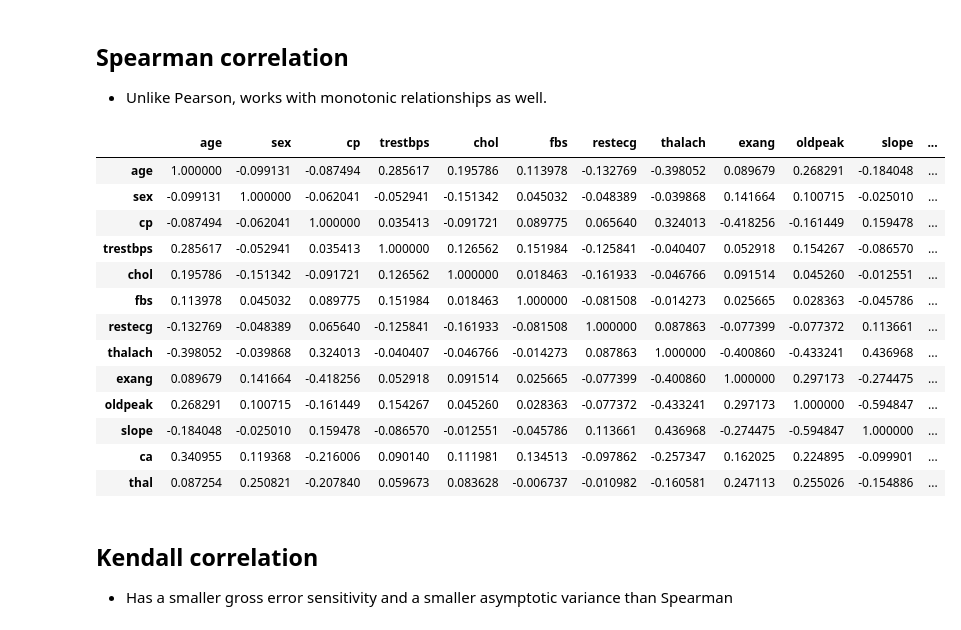
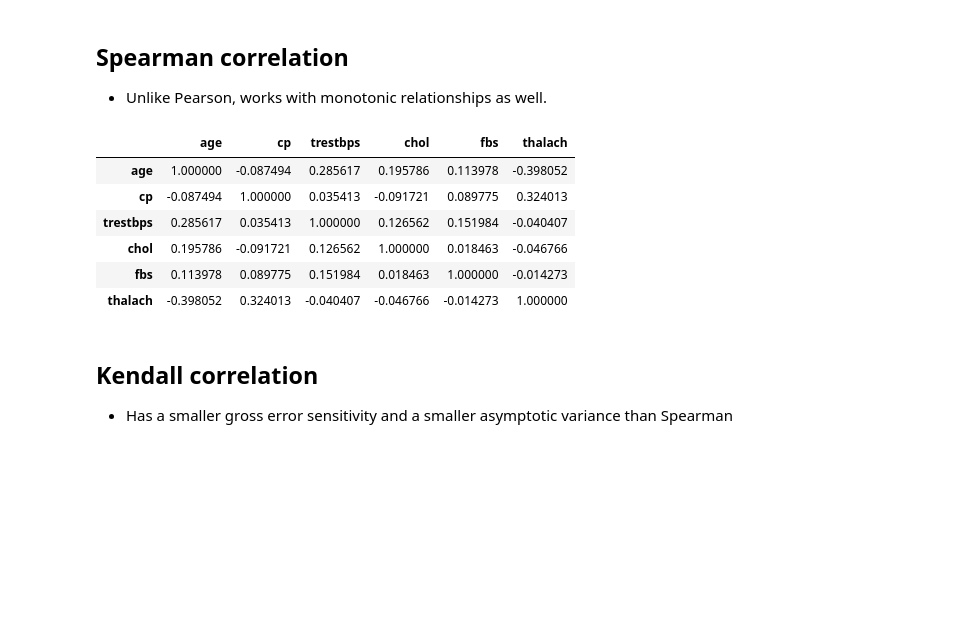
Before and after one commit to Amihaeseisergiu/Data-Mining, a Jupyter notebook: DM_hw1.ipynb, the cells around one changed output. Saved outputs shown, nothing was run; the diff lists cells and outputs as text; code cells hidden in the pictures; blank space fills up the shorter version.

```diff
--- a/DM_hw1.ipynb
+++ b/DM_hw1.ipynb
@@ -90,0 +73,3 @@ Name: 0, dtype: float64
+# %%
+numerical_data = data[["age", "cp", "trestbps", "chol", "fbs", "thalach"]]
+numerical_data.mode().iloc[0]
@@ -261,22 +254,15 @@ data.corr(method="pearson")[:-1].style.background_gradient(cmap='Blues')
 ## Spearman correlation
  * Unlike Pearson, works with monotonic relationships as well.
 # %%
-data.corr(method="spearman")[:-1].style.background_gradient(cmap='Blues')
+numerical_data.corr(method="spearman").style.background_gradient(cmap='Blues')
 # %% [output]
-|  | age | sex | cp | trestbps | chol | fbs | restecg | thalach | exang | oldpeak | slope | ... |
-| age | 1.000000 | -0.099131 | -0.087494 | 0.285617 | 0.195786 | 0.113978 | -0.132769 | -0.398052 | 0.089679 | 0.268291 | -0.184048 | ... |
-| sex | -0.099131 | 1.000000 | -0.062041 | -0.052941 | -0.151342 | 0.045032 | -0.048389 | -0.039868 | 0.141664 | 0.100715 | -0.025010 | ... |
-| cp | -0.087494 | -0.062041 | 1.000000 | 0.035413 | -0.091721 | 0.089775 | 0.065640 | 0.324013 | -0.418256 | -0.161449 | 0.159478 | ... |
-| trestbps | 0.285617 | -0.052941 | 0.035413 | 1.000000 | 0.126562 | 0.151984 | -0.125841 | -0.040407 | 0.052918 | 0.154267 | -0.086570 | ... |
-| chol | 0.195786 | -0.151342 | -0.091721 | 0.126562 | 1.000000 | 0.018463 | -0.161933 | -0.046766 | 0.091514 | 0.045260 | -0.012551 | ... |
-| fbs | 0.113978 | 0.045032 | 0.089775 | 0.151984 | 0.018463 | 1.000000 | -0.081508 | -0.014273 | 0.025665 | 0.028363 | -0.045786 | ... |
-| restecg | -0.132769 | -0.048389 | 0.065640 | -0.125841 | -0.161933 | -0.081508 | 1.000000 | 0.087863 | -0.077399 | -0.077372 | 0.113661 | ... |
-| thalach | -0.398052 | -0.039868 | 0.324013 | -0.040407 | -0.046766 | -0.014273 | 0.087863 | 1.000000 | -0.400860 | -0.433241 | 0.436968 | ... |
-| exang | 0.089679 | 0.141664 | -0.418256 | 0.052918 | 0.091514 | 0.025665 | -0.077399 | -0.400860 | 1.000000 | 0.297173 | -0.274475 | ... |
-| oldpeak | 0.268291 | 0.100715 | -0.161449 | 0.154267 | 0.045260 | 0.028363 | -0.077372 | -0.433241 | 0.297173 | 1.000000 | -0.594847 | ... |
-| slope | -0.184048 | -0.025010 | 0.159478 | -0.086570 | -0.012551 | -0.045786 | 0.113661 | 0.436968 | -0.274475 | -0.594847 | 1.000000 | ... |
-| ca | 0.340955 | 0.119368 | -0.216006 | 0.090140 | 0.111981 | 0.134513 | -0.097862 | -0.257347 | 0.162025 | 0.224895 | -0.099901 | ... |
-| thal | 0.087254 | 0.250821 | -0.207840 | 0.059673 | 0.083628 | -0.006737 | -0.010982 | -0.160581 | 0.247113 | 0.255026 | -0.154886 | ... |
+|  | age | cp | trestbps | chol | fbs | thalach |
+| age | 1.000000 | -0.087494 | 0.285617 | 0.195786 | 0.113978 | -0.398052 |
+| cp | -0.087494 | 1.000000 | 0.035413 | -0.091721 | 0.089775 | 0.324013 |
+| trestbps | 0.285617 | 0.035413 | 1.000000 | 0.126562 | 0.151984 | -0.040407 |
+| chol | 0.195786 | -0.091721 | 0.126562 | 1.000000 | 0.018463 | -0.046766 |
+| fbs | 0.113978 | 0.089775 | 0.151984 | 0.018463 | 1.000000 | -0.014273 |
+| thalach | -0.398052 | 0.324013 | -0.040407 | -0.046766 | -0.014273 | 1.000000 |
 # %% [markdown]
 ## Kendall correlation
  * Has a smaller gross error sensitivity and a smaller asymptotic variance than Spearman
```
Also changed, not shown: parts of 25 cells of this notebook.
